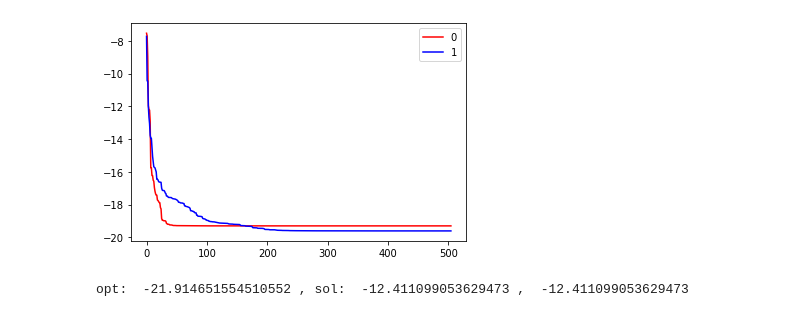
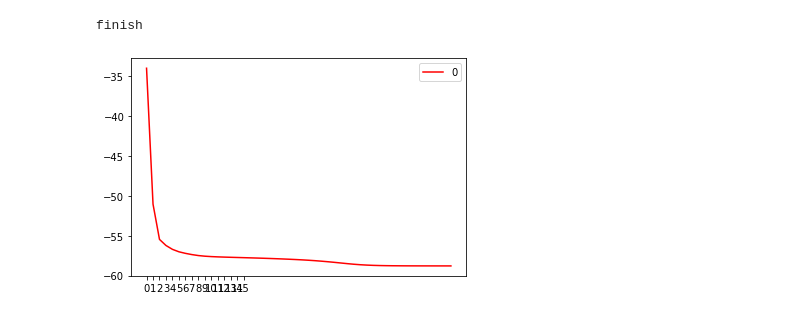
Before and after one commit to terapoon/qrao_experiment, a Jupyter notebook: qulacs/play_ground.ipynb, the cells around one changed output. Saved outputs shown, nothing was run; the diff lists cells and outputs as text; code cells hidden in the pictures.

```diff
--- a/qulacs/play_ground.ipynb
+++ b/qulacs/play_ground.ipynb
@@ -1,4 +1,4 @@
 # %%
 from maxcut_instance_generator import regular_graph
 
-graph, model = regular_graph(num_nodes=14, degree=3, draw=True)
+graph, model = regular_graph(num_nodes=30, degree=3, weighted=False)
@@ -8,11 +6,11 @@ graph, model = regular_graph(num_nodes=14, degree=3, draw=True)
 from encoding import RandomAccessEncoder
 
 # Quantum Random Access Encoders
-qrac_1 = RandomAccessEncoder(3, 1)
+qrac = RandomAccessEncoder(3, 1)
 
 # Hamiltonians
-H_1 = qrac_1.generate_hamiltonian(model)
+H = qrac.generate_hamiltonian(model)
 
 # Print Hamiltonians
-print(qrac_1.print_hamiltonian(H_1))
+print(qrac.print_hamiltonian(H))
 # %% [output]
@@ -78,21 +197,30 @@ print(len(cost_history_1), len(best_theta_list_1))
+# %%
+ws_state = make_state_from_decoded_results(decoded_results).full()
+# %%
+ws_vqe = VQEForQRAO(
+    hamiltonian=H,
+    entanglement="linear",
+    num_layer=num_layer,
+    qubit_pairs=qrac.calculate_edge_among_qubits(model),
+    rotation_gate="efficientSU2",
+    method="NFT",
+    options={"maxfev": (sweeps + 1) * len(qrac.qubit_to_vertex_map) * 2 * (num_layer + 1) * 2},
+    init_state=ws_state,
+    init_params="zero",
+)
+
+ws_cost_history, ws_best_theta_list = ws_vqe.minimize()
+print("finish")
+# %% [output]
+finish
 # %%
 import matplotlib.pyplot as plt
 
 %matplotlib inline
 
-plt.plot(cost_history_0, color="red", label="0")
-plt.plot(cost_history_1, color="blue", label="1")
+plt.plot(ws_cost_history[:: len(ws_best_theta_list)], color="red", label="0")
+plt.xticks([i for i in range(16)])
 plt.legend()
 plt.show()
 # %% [output]
-[figure, old version]
+[figure, new version]
-# %%
-hamiltonian_matrix = qrac.get_hamiltonian_matrix(H)
-
-from numpy.linalg import eigh
-
-w, v = eigh(hamiltonian_matrix)
-
-print("opt: ", w[0], ", sol: ", cost_history[-1], ", ", cost_history[-1])
-# %% [output]
-opt:  -21.914651554510552 , sol:  -12.411099053629473 ,  -12.411099053629473
```
Also changed, not shown: parts of 21 cells of this notebook, 20 other files.
